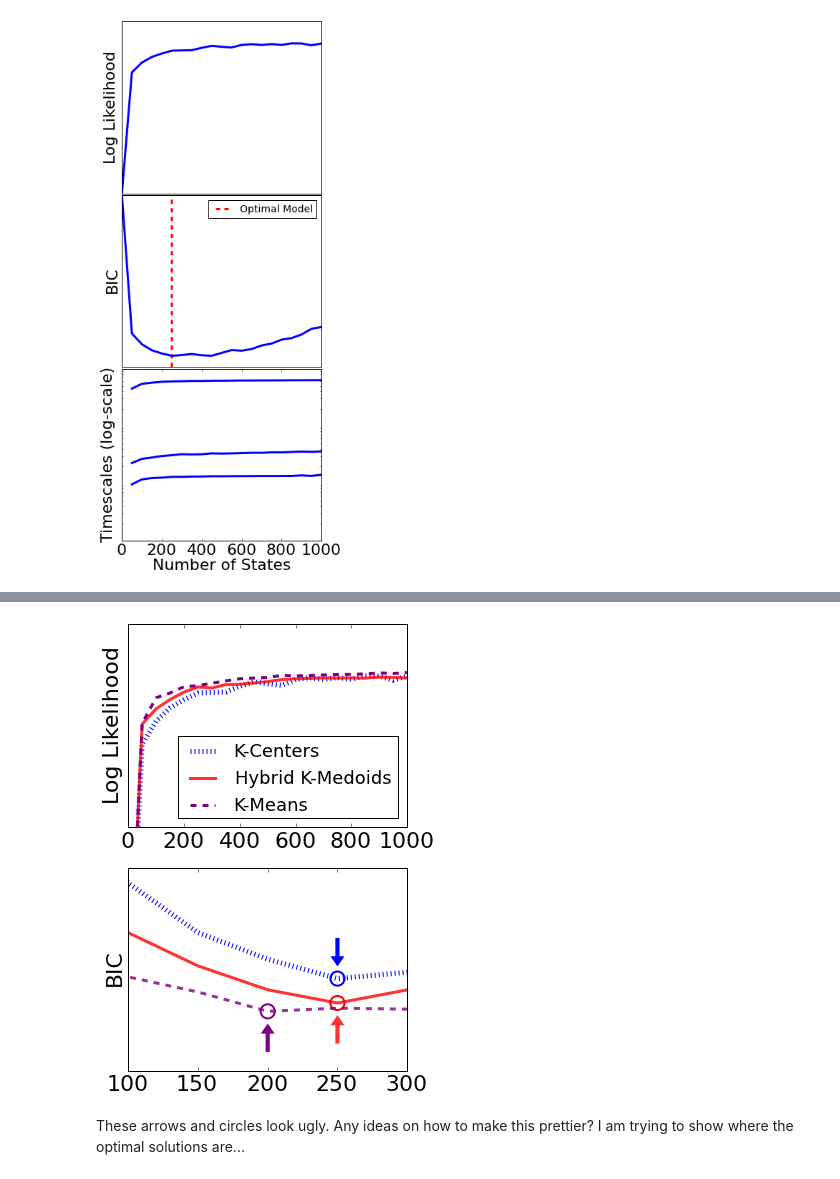
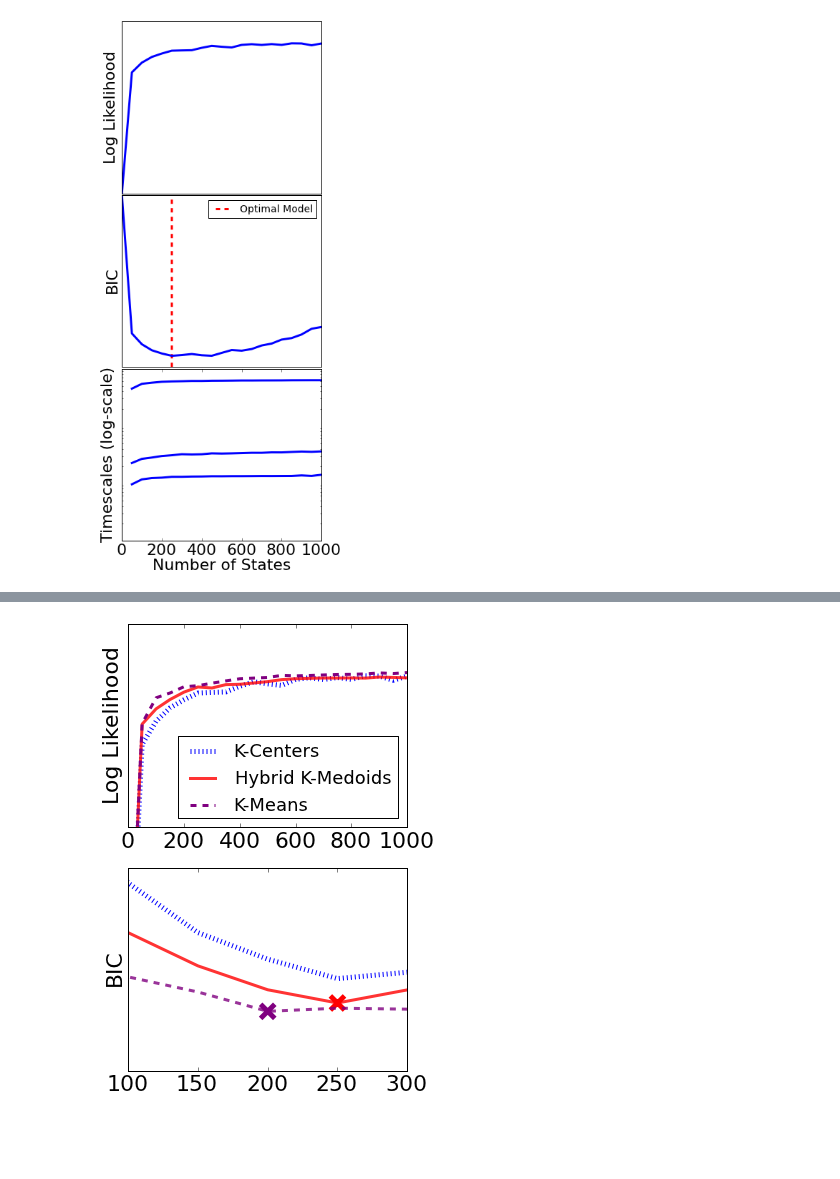
Before and after one commit to rmcgibbo/opt-k, a Jupyter notebook: muller/likelihoods.ipynb, the cells around one changed output, grey strips where cells are left out. Cells and saved outputs as stored; diff of their text form; code cells hidden in the pictures; blank space fills up the shorter version.

Commit message:
added r plots

```diff
--- a/muller/likelihoods.ipynb
+++ b/muller/likelihoods.ipynb
@@ -148,51 +180,43 @@ NameError: name 'lizlikes' is not defined
 # %%
-kcent = np.load('data/KCenters_n100k.npy')
-kmed = np.load('data/Hybrid10.npy')
-kmean = np.load('data/KMeans.npy')
 figure(figsize=(5,8))
 subplot(211)
 plot(ks, kcent, color='blue', lw=5, ls=':', label='K-Centers')
 plot(ks, kmed, color='red', lw=3, alpha=0.8, label='Hybrid K-Medoids')
 plot(ks, kmean, color='purple', ls='--', lw=3, label='K-Means')
-bic_kcent = -2 * kcent + np.log(1E7) * ks**2
-bic_kmed = -2 * kmed + np.log(1E7) * ks**2
-bic_kmean = -2 * kmean + np.log(1E7) * ks**2
 ylim(2E7, 4E7)
 legend(loc=4, prop={'size' : 18})
 yticks([])
 ylabel('Log Likelihood')
 #xticks([])
 subplot(212)
 plot(ks, bic_kcent, color='blue', ls=':', lw=5, alpha=1, markeredgecolor='blue')#, label='K-Centers')
 plot(ks, bic_kmed, color='red', lw=3, alpha=0.8, markeredgecolor='red')#, label='Hybrid K-Medoids')
 plot(ks, bic_kmean, color='purple', ls='--', lw=3, alpha=0.8, markeredgecolor='purple')
 ylim(-8E7, -4E7)
 yticks([])
 ylabel('BIC')
 hw = 10
 hl = 0.5E6
 w=3
 a_len = 0.2E7
 #vlines(ks[np.argmin(bic_kcent)], -8E7, -4E7, color='blue', linestyle='dashed')
 #vlines(ks[np.argmin(bic_kmed)], -8E7, -4E7, color='red', linestyle='dashed')
 #vlines(ks[np.argmin(bic_kmean)], -8E7, -4E7, color='purple', linestyle='dashed')
-arrow(ks[np.argmin(bic_kcent)], np.min(bic_kcent) + a_len, 0, - 0.7*a_len,
-    color='blue', length_includes_head=True, head_width=hw, head_length=hl, width=w, ec='none', ls='dotted')
-arrow(ks[np.argmin(bic_kmed)], np.min(bic_kmed) - a_len, 0, 0.7*a_len,
-    color='red', length_includes_head=True, head_width=hw, head_length=hl, width=w, ec='none', alpha=0.8)
-a3=arrow(ks[np.argmin(bic_kmean)], np.min(bic_kmean) - a_len, 0, 0.7*a_len,
-    color='purple', length_includes_head=True, head_width=hw, head_length=hl, width=w, ec='none', ls='dashed' )
+#arrow(ks[np.argmin(bic_kcent)], np.min(bic_kcent) + a_len, 0, - 0.7*a_len,
+#    color='blue', length_includes_head=True, head_width=hw, head_length=hl, width=w, ec='none', ls='dotted')
+#arrow(ks[np.argmin(bic_kmed)], np.min(bic_kmed) - a_len, 0, 0.7*a_len,
+#    color='red', length_includes_head=True, head_width=hw, head_length=hl, width=w, ec='none', alpha=0.8)
+#a3=arrow(ks[np.argmin(bic_kmean)], np.min(bic_kmean) - a_len, 0, 0.7*a_len,
+#    color='purple', length_includes_head=True, head_width=hw, head_length=hl, width=w, ec='none', ls='dashed' )
 legend(prop={'size' : 18})
 #subplots_adjust(hspace=0.01)
 #arrow(100, 1E8, 100, 100, color='black', label='Optimal Model')
-scatter([ks[np.argmin(bic_kcent)]], [bic_kcent.min()], marker='o', linewidths=2, edgecolor='blue', color='none', s=200)
-scatter([ks[np.argmin(bic_kmed)]], [bic_kmed.min()], marker='o', linewidths=2, edgecolor='red', color='none', s=200)
-scatter([ks[np.argmin(bic_kmean)]], [bic_kmean.min()], marker='o', linewidths=2, edgecolor='purple', color='none', s=200)
+scatter([ks[np.argmin(bic_kcent)]], [bic_kcent.min()], marker='x', linewidths=5, edgecolor='none', color='none', s=200, alpha=1)
+scatter([ks[np.argmin(bic_kmed)]], [bic_kmed.min()], marker='x', linewidths=5, edgecolor='red', color='none', s=200, alpha=1)
+scatter([ks[np.argmin(bic_kmean)]], [bic_kmean.min()], marker='x', linewidths=5, edgecolor='purple', color='none', s=200, alpha=1)
 
 xlim(100,300)
 ylim(-7E7, -6E7)
 savefig('cluster_comp.pdf')
 # %% [output]
-[figure, old version]
+[figure, new version]
-# %% [markdown]
-These arrows and circles look ugly. Any ideas on how to make this prettier? I am trying to show where the optimal solutions are...
```
Also changed, not shown: parts of 7 cells of this notebook, 2 other files.
